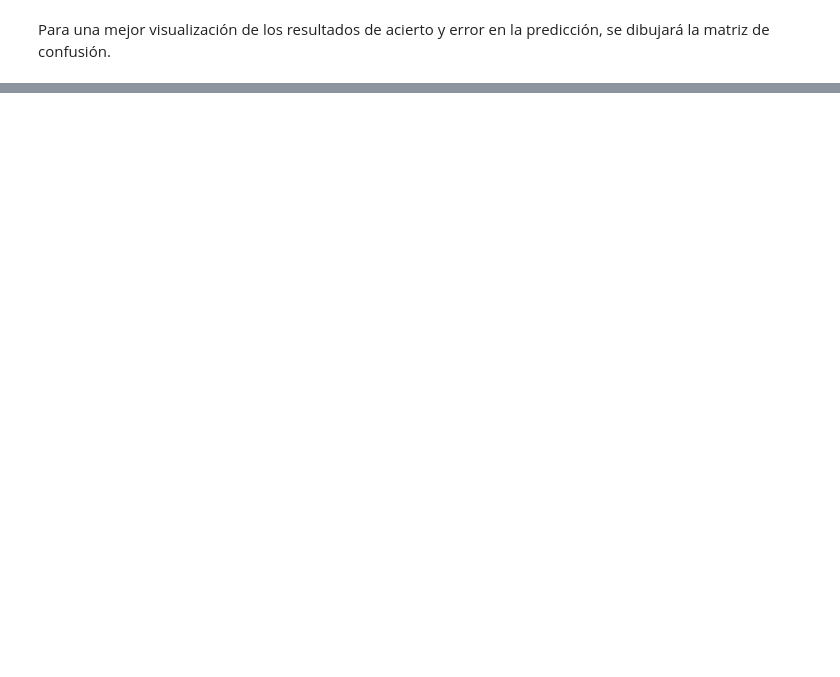
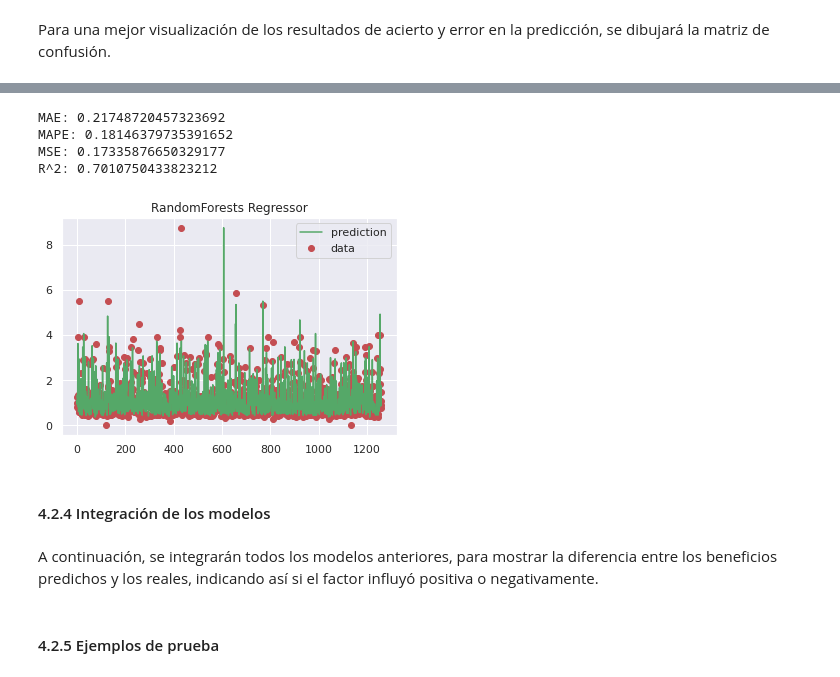
Before and after one commit to Laura-VFA/DataMining-21-22, a Jupyter notebook: DM_Entrega3.ipynb, the cells around one changed output, grey strips where cells are left out. Drawn from its saved outputs; the diff is of its cells as text; code cells hidden in the pictures; blank space fills up the shorter version.

```diff
--- a/DM_Entrega3.ipynb
+++ b/DM_Entrega3.ipynb
@@ -293,0 +783,6 @@ plt.title(all_sample_title, size = 15);
+# %%
+X = agroanalisis[x_features_precipitacion]
+y = agroanalisis['price_max_recolec']
+
+X_train, X_test, y_train, y_test = train_test_split( X, y, test_size=0.33, random_state=42)
+X_train.head()
@@ -293,0 +796,31 @@ plt.title(all_sample_title, size = 15);
+# %%
+regr_precip = RandomForestRegressor(n_estimators= 4, criterion='absolute_error', random_state=0)
+
+# Entrenamiento y ejecución del modelo
+regr_precip.fit(X_train, y_train)
+y_pred = regr_precip.predict(X_test)
+# %%
+print ("MAE:", metrics.mean_absolute_error(y_pred , y_test))
+print ("MAPE:", metrics.mean_absolute_percentage_error(y_pred , y_test))
+print ("MSE:", metrics.mean_squared_error(y_pred , y_test))
+print ("R^2:", metrics.r2_score(y_pred , y_test))
+# %% [output]
+MAE: 0.21748720457323692
+MAPE: 0.18146379735391652
+MSE: 0.17335876650329177
+R^2: 0.7010750433823212
+# %%
+xx = np.stack(i for i in range(len(y_test)))
+plt.scatter(xx, y_test, c='r', label='data')
+plt.plot(xx, y_pred, c='g', label='prediction')
+plt.axis('tight')
+plt.legend()
+plt.title("RandomForests Regressor")
+
+plt.show()
+# %% [output]
+[figure, added]
+# %% [markdown]
+#### 4.2.4 Integración de los modelos
+# %% [markdown]
+A continuación, se integrarán todos los modelos anteriores, para mostrar la diferencia entre los beneficios predichos y los reales, indicando así si el factor influyó positiva o negativamente.
@@ -293,0 +934,2 @@ plt.title(all_sample_title, size = 15);
+# %% [markdown]
+#### 4.2.5 Ejemplos de prueba
```
Also changed, not shown: parts of 84 cells of this notebook.
